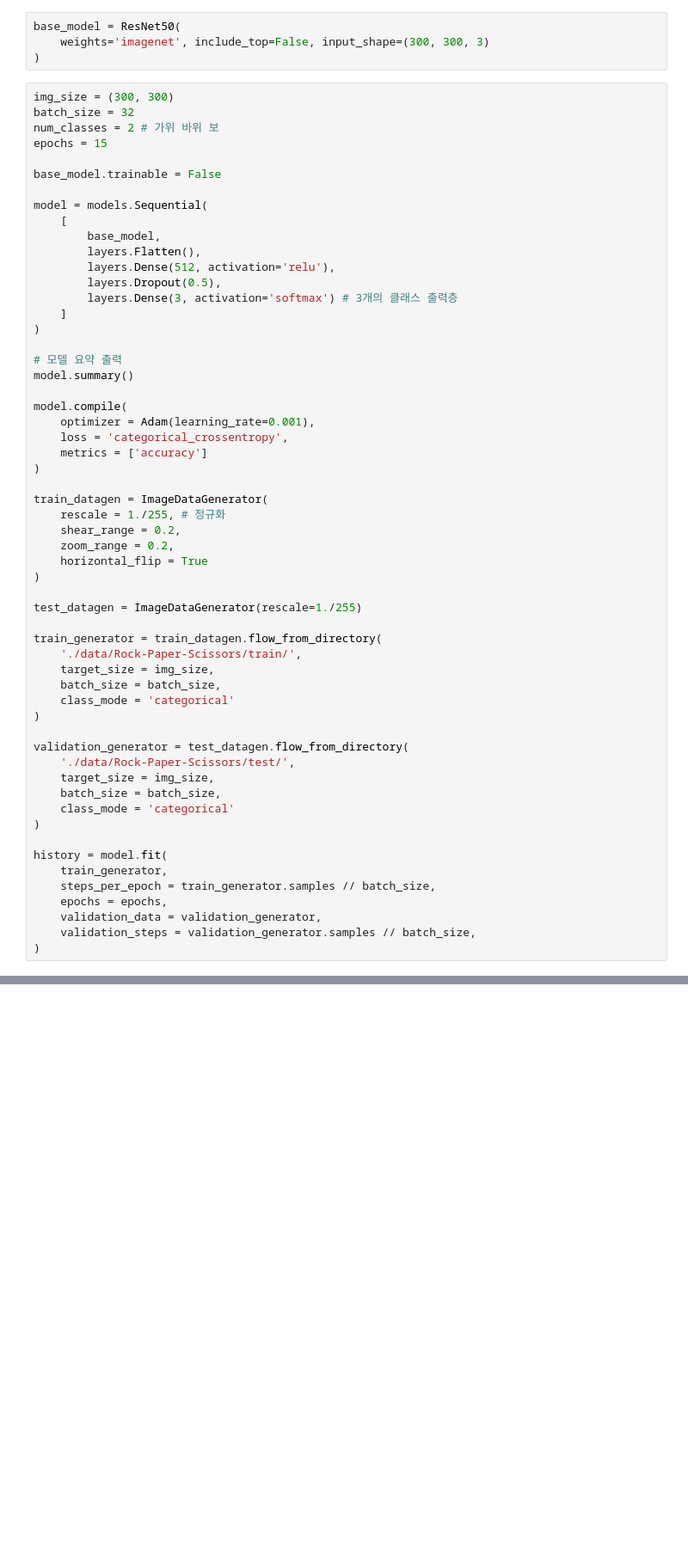
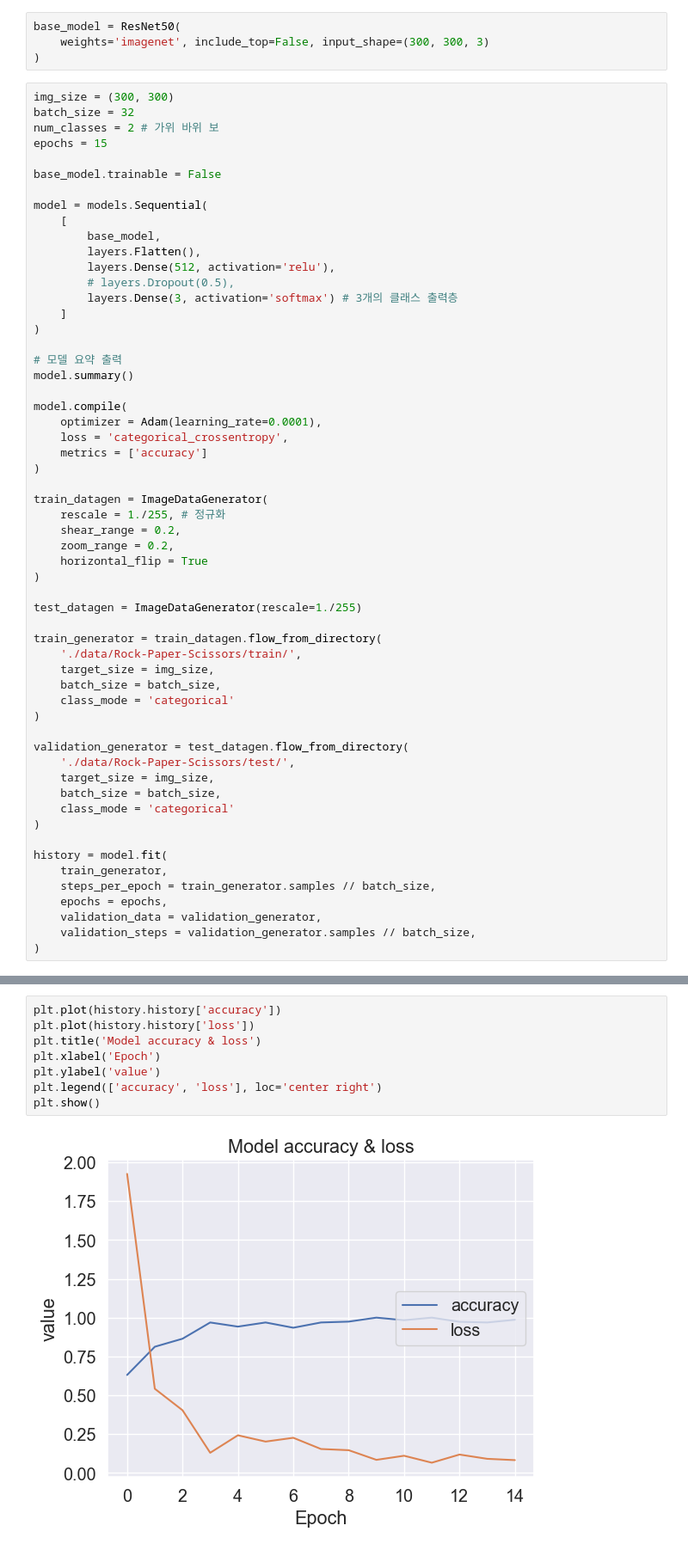
Before and after one commit to oxorudo/Chunjae_Bigdata_9th, a Jupyter notebook: 9.4 ~ 9.23/practice/RPS_classification.ipynb, the cells around one changed output, grey strips where cells are left out. Shown at 86% size. Saved outputs shown, nothing was run; the diff lists cells and outputs as text; blank space fills up the shorter version.

```diff
--- a/9.4 ~ 9.23/practice/RPS_classification.ipynb
+++ b/9.4 ~ 9.23/practice/RPS_classification.ipynb
@@ -34,7 +34,7 @@ model = models.Sequential(
         base_model,
         layers.Flatten(),
         layers.Dense(512, activation='relu'),
-        layers.Dropout(0.5),
+        # layers.Dropout(0.5),
         layers.Dense(3, activation='softmax') # 3개의 클래스 출력층
     ]
 )
@@ -43,7 +43,7 @@ model = models.Sequential(
 model.summary()
 
 model.compile(
-    optimizer = Adam(learning_rate=0.001),
+    optimizer = Adam(learning_rate=0.0001),
     loss = 'categorical_crossentropy',
     metrics = ['accuracy']
 )
@@ -123,0 +121,10 @@ KeyboardInterrupt:
+# %%
+plt.plot(history.history['accuracy'])
+plt.plot(history.history['loss'])
+plt.title('Model accuracy & loss')
+plt.xlabel('Epoch')
+plt.ylabel('value')
+plt.legend(['accuracy', 'loss'], loc='center right')
+plt.show()
+# %% [output]
+[figure, added]
```
Also changed, not shown: parts of 3 cells of this notebook, 2 other files.
